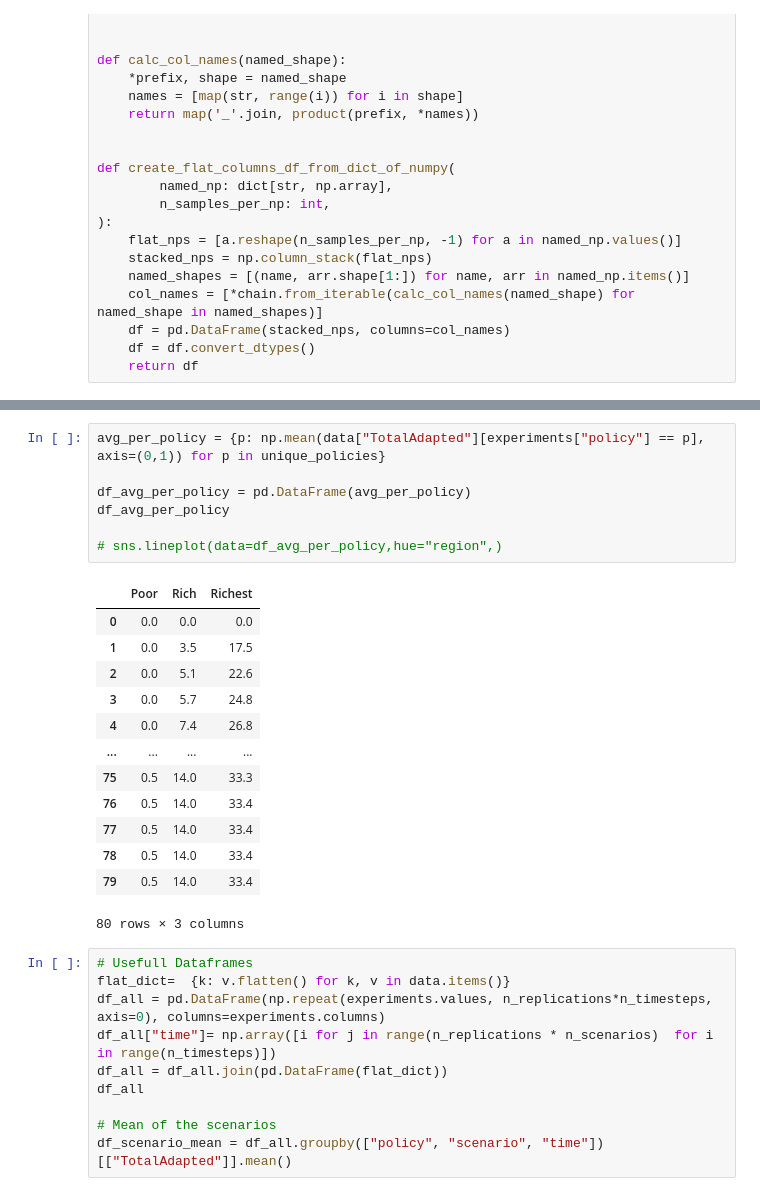
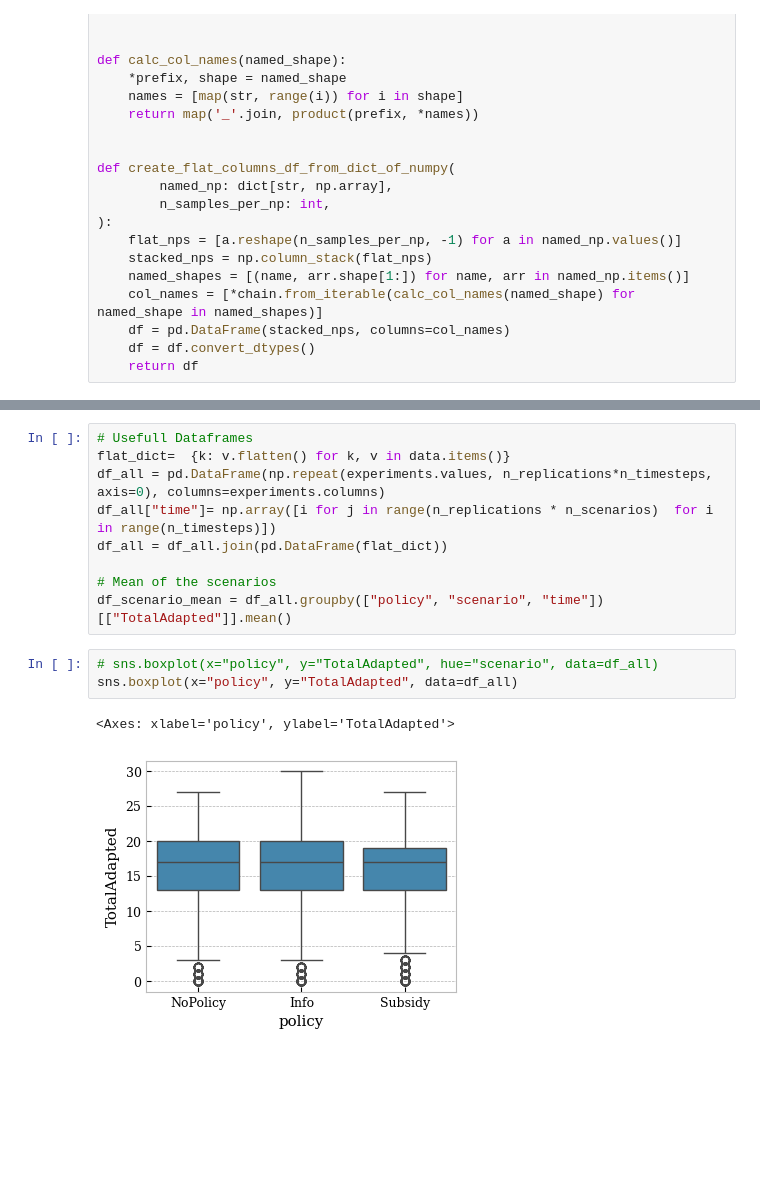
Before and after one commit to simon-van-hulle/abm-flood-adaptation, a Jupyter notebook: analysis/analyse.ipynb, the cells around one changed output, grey strips where cells are left out. Saved outputs shown, nothing was run; the diff lists cells and outputs as text; blank space fills up the shorter version.

```diff
--- a/analysis/analyse.ipynb
+++ b/analysis/analyse.ipynb
@@ -87,31 +70,15 @@ Analysing 15 scenarios, with policies ['Poor', 'Rich', 'Richest'], 2 replication
-# %%
-avg_per_policy = {p: np.mean(data["TotalAdapted"][experiments["policy"] == p], axis=(0,1)) for p in unique_policies}
-
-df_avg_per_policy = pd.DataFrame(avg_per_policy)
-df_avg_per_policy
-
-# sns.lineplot(data=df_avg_per_policy,hue="region",)
-# %% [output]
-|  | Poor | Rich | Richest |
-| 0 | 0.0 | 0.0 | 0.0 |
-| 1 | 0.0 | 3.5 | 17.5 |
-| 2 | 0.0 | 5.1 | 22.6 |
-| 3 | 0.0 | 5.7 | 24.8 |
-| 4 | 0.0 | 7.4 | 26.8 |
-| ... | ... | ... | ... |
-| 75 | 0.5 | 14.0 | 33.3 |
-| 76 | 0.5 | 14.0 | 33.4 |
-| 77 | 0.5 | 14.0 | 33.4 |
-| 78 | 0.5 | 14.0 | 33.4 |
-| 79 | 0.5 | 14.0 | 33.4 |
-80 rows × 3 columns
 # %%
 # Usefull Dataframes
 flat_dict=  {k: v.flatten() for k, v in data.items()}
 df_all = pd.DataFrame(np.repeat(experiments.values, n_replications*n_timesteps, axis=0), columns=experiments.columns)
 df_all["time"]= np.array([i for j in range(n_replications * n_scenarios)  for i in range(n_timesteps)])
 df_all = df_all.join(pd.DataFrame(flat_dict))
-df_all
 
 # Mean of the scenarios
 df_scenario_mean = df_all.groupby(["policy", "scenario", "time"])[["TotalAdapted"]].mean()
+# %%
+# sns.boxplot(x="policy", y="TotalAdapted", hue="scenario", data=df_all)
+sns.boxplot(x="policy", y="TotalAdapted", data=df_all)
+# %% [output]
+<Axes: xlabel='policy', ylabel='TotalAdapted'>
+[figure, added]
```
Also changed, not shown: parts of 11 cells of this notebook, 4 other files.
